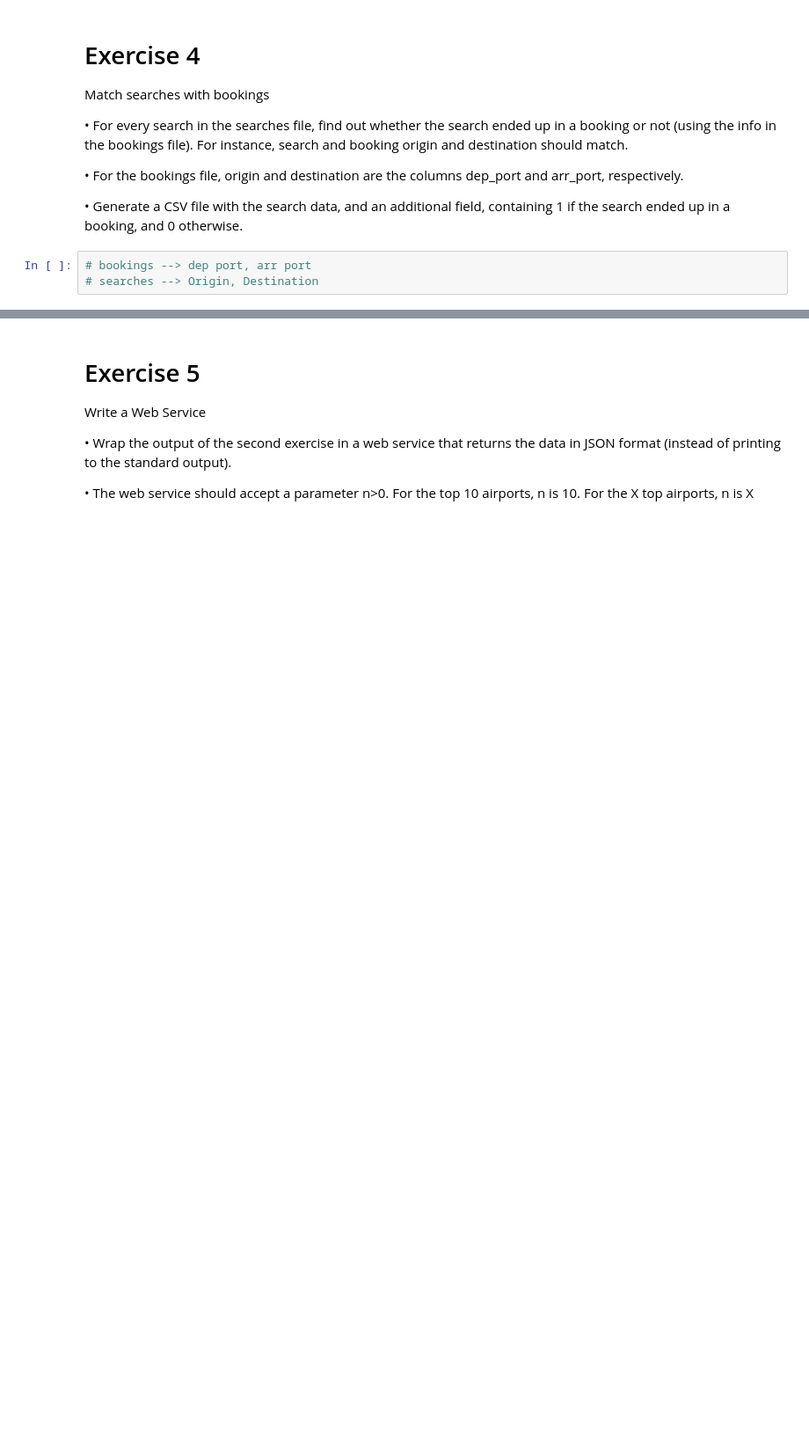
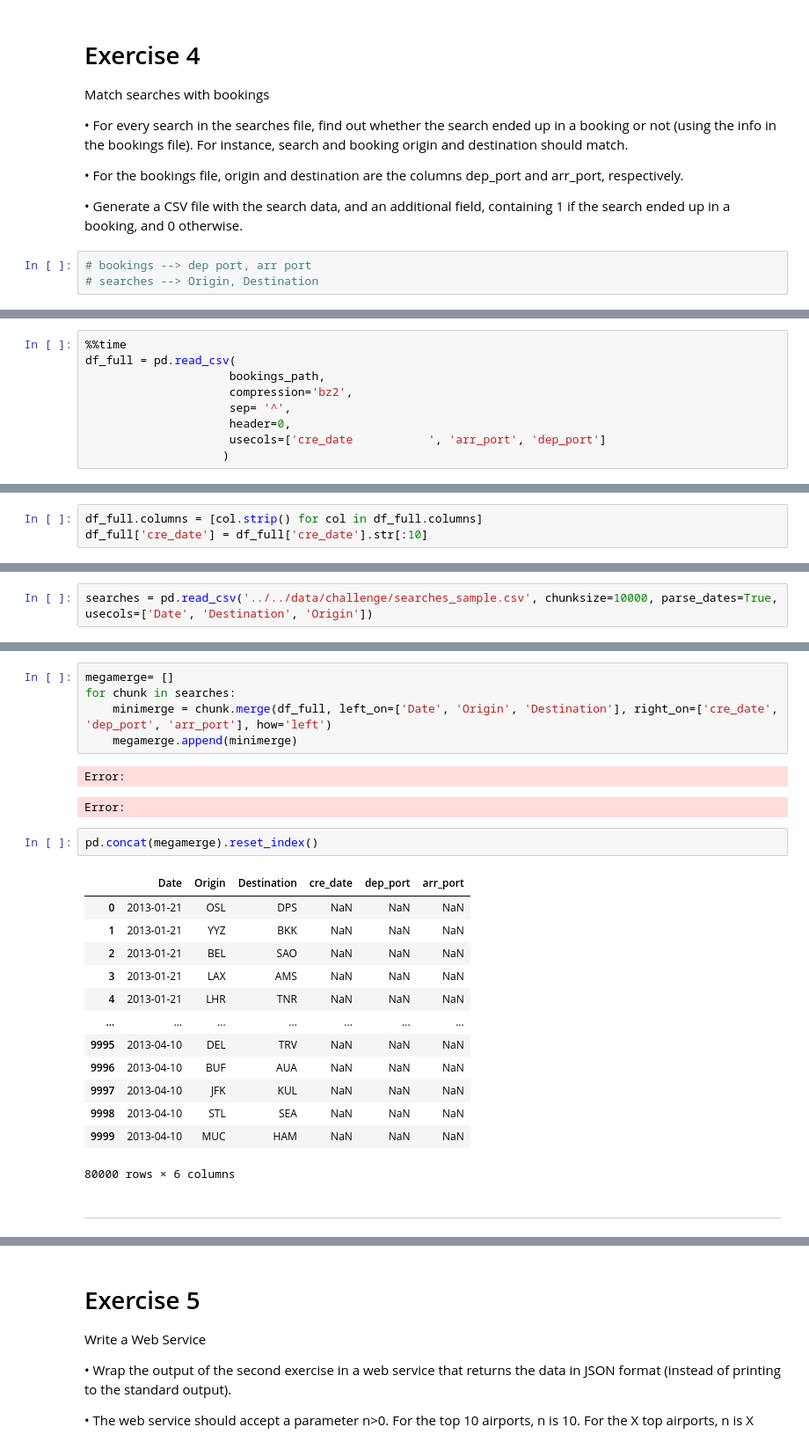
Before and after one commit to jorgegmartin/Master_Data_Science, a Jupyter notebook: 08_DataScienceChallenge/DS_Challenge.ipynb, the cells around one changed output, grey strips where cells are left out. Shown at 88% size. Drawn from its saved outputs; the diff is of its cells as text; blank space fills up the shorter version.

```diff
--- a/08_DataScienceChallenge/DS_Challenge.ipynb
+++ b/08_DataScienceChallenge/DS_Challenge.ipynb
@@ -291,0 +416,9 @@ a booking, and 0 otherwise.
+# %%
+%%time
+df_full = pd.read_csv(
+                     bookings_path,
+                     compression='bz2',
+                     sep= '^',
+                     header=0,
+                     usecols=['cre_date           ', 'arr_port', 'dep_port']
+                    )
@@ -291,0 +428,3 @@ a booking, and 0 otherwise.
+# %%
+df_full.columns = [col.strip() for col in df_full.columns]
+df_full['cre_date'] = df_full['cre_date'].str[:10]
@@ -291,0 +449,2 @@ a booking, and 0 otherwise.
+# %%
+searches = pd.read_csv('../../data/challenge/searches_sample.csv', chunksize=10000, parse_dates=True, usecols=['Date', 'Destination', 'Origin'])
@@ -291,0 +460,26 @@ a booking, and 0 otherwise.
+# %%
+megamerge= []
+for chunk in searches:
+    minimerge = chunk.merge(df_full, left_on=['Date', 'Origin', 'Destination'], right_on=['cre_date', 'dep_port', 'arr_port'], how='left')
+    megamerge.append(minimerge)
+# %% [output]
+Error:
+Error:
+# %%
+pd.concat(megamerge).reset_index()
+# %% [output]
+|  | Date | Origin | Destination | cre_date | dep_port | arr_port |
+| 0 | 2013-01-21 | OSL | DPS | NaN | NaN | NaN |
+| 1 | 2013-01-21 | YYZ | BKK | NaN | NaN | NaN |
+| 2 | 2013-01-21 | BEL | SAO | NaN | NaN | NaN |
+| 3 | 2013-01-21 | LAX | AMS | NaN | NaN | NaN |
+| 4 | 2013-01-21 | LHR | TNR | NaN | NaN | NaN |
+| ... | ... | ... | ... | ... | ... | ... |
+| 9995 | 2013-04-10 | DEL | TRV | NaN | NaN | NaN |
+| 9996 | 2013-04-10 | BUF | AUA | NaN | NaN | NaN |
+| 9997 | 2013-04-10 | JFK | KUL | NaN | NaN | NaN |
+| 9998 | 2013-04-10 | STL | SEA | NaN | NaN | NaN |
+| 9999 | 2013-04-10 | MUC | HAM | NaN | NaN | NaN |
+80000 rows × 6 columns
+# %% [markdown]
+--------
```
Also changed, not shown: parts of 30 cells of this notebook.
